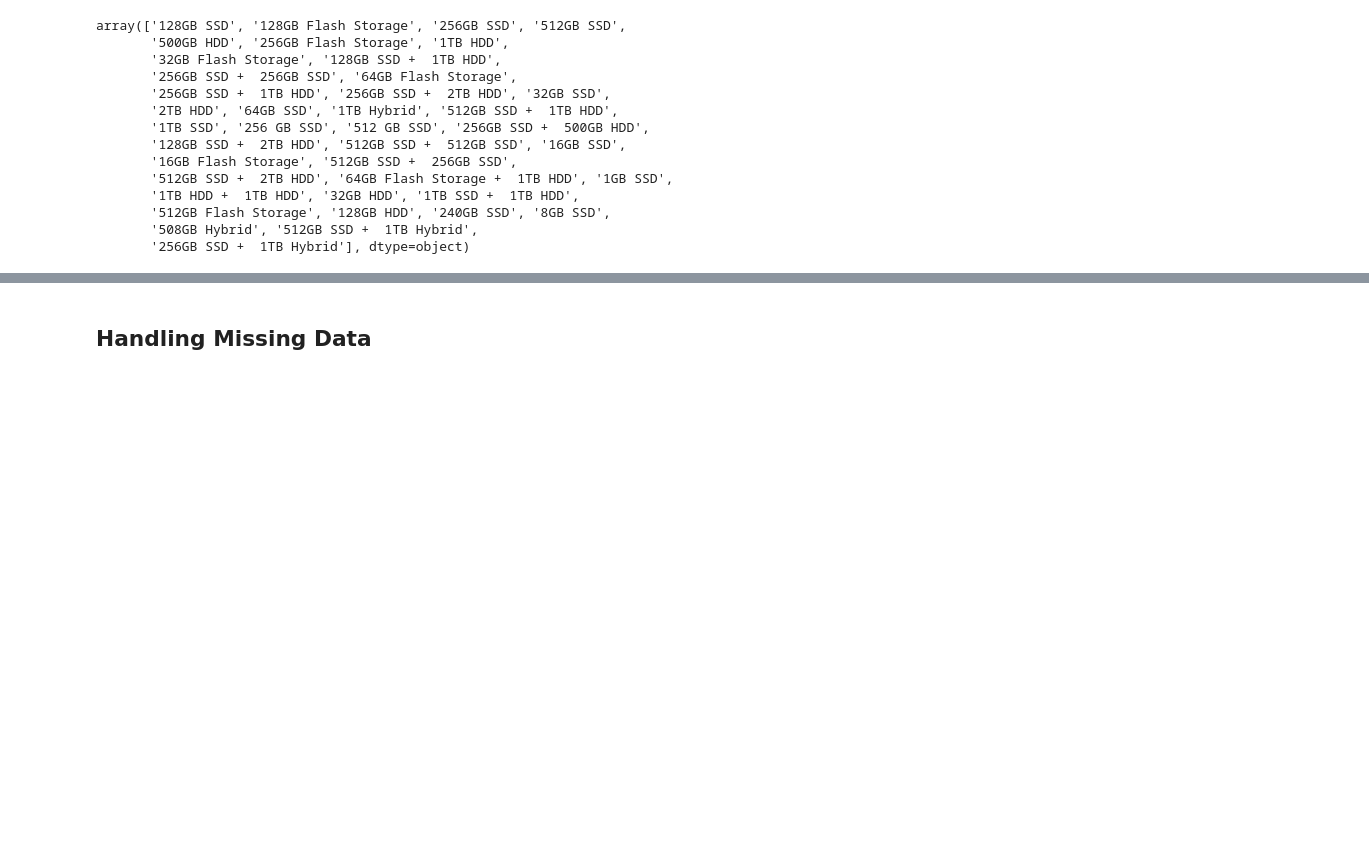
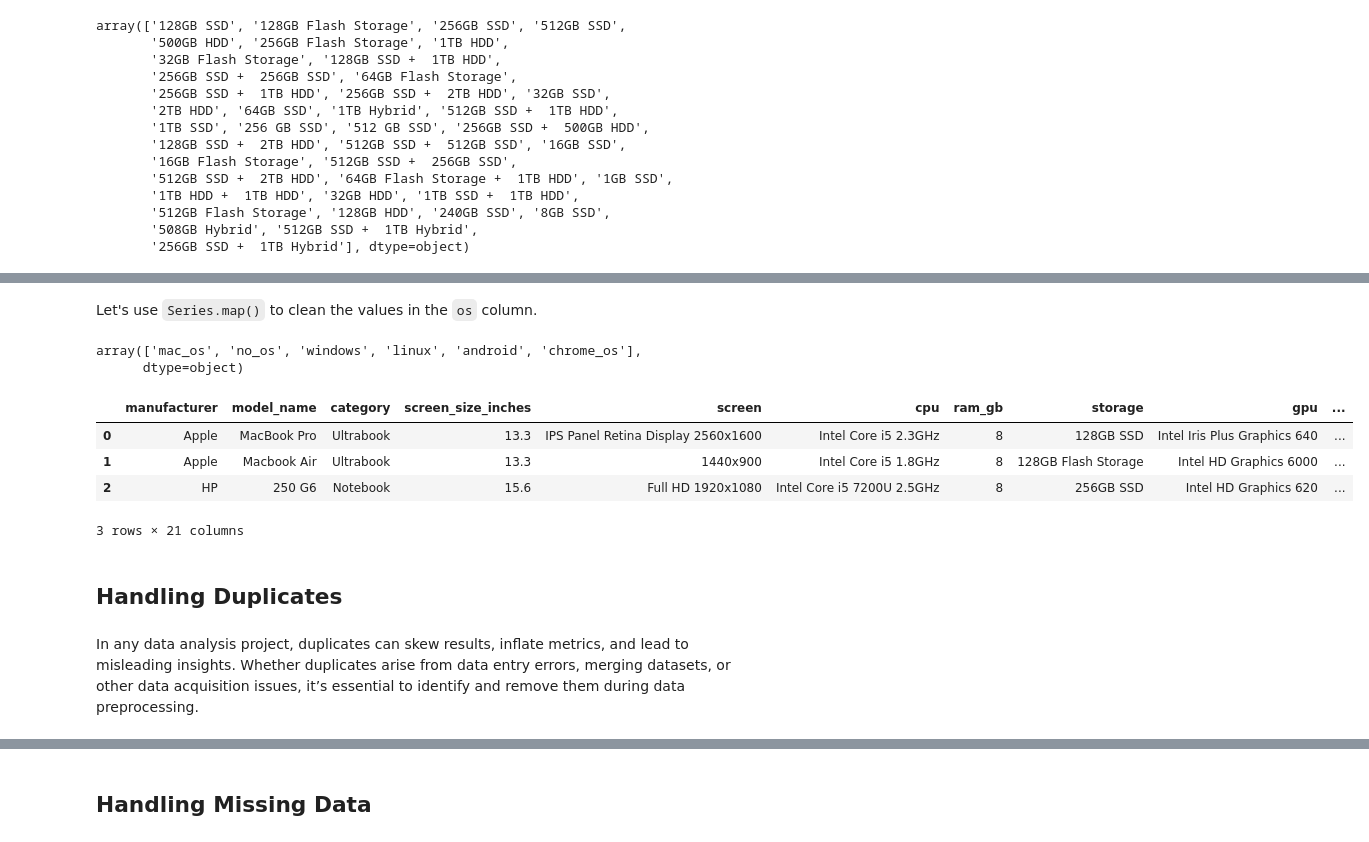
Before and after one commit to ervinstrmcnik/python-data-analytics, a Jupyter notebook: Part_05_Data_Wrangling_With_Pandas/Data_Wrangling_With_Pandas.ipynb, the cells around one changed output, grey strips where cells are left out. Saved outputs shown, nothing was run; the diff lists cells and outputs as text; code cells hidden in the pictures; blank space fills up the shorter version.

```diff
--- a/Part_05_Data_Wrangling_With_Pandas/Data_Wrangling_With_Pandas.ipynb
+++ b/Part_05_Data_Wrangling_With_Pandas/Data_Wrangling_With_Pandas.ipynb
@@ -615,0 +643,29 @@ Practical Exercise: Standardize categorical variables and clean string data.
+# %% [markdown]
+<p>Let's use <code>Series.map()</code> to clean the values in the <code>os</code> column.</p></div>
+# %%
+mapping_dict = {
+    "Android": "android",
+    "Chrome OS": "chrome_os",
+    "Linux": "linux",
+    "Mac OS": "mac_os",
+    "No OS": "no_os",
+    "Windows": "windows",
+    "macOS": "mac_os",
+}
+laptops["os"] = laptops["os"].map(mapping_dict)
+laptops["os"].unique()
+# %% [output]
+array(['mac_os', 'no_os', 'windows', 'linux', 'android', 'chrome_os'],
+      dtype=object)
+# %%
+laptops.head(3)
+# %% [output]
+|  | manufacturer | model_name | category | screen_size_inches | screen | cpu | ram_gb | storage | gpu | ... |
+| 0 | Apple | MacBook Pro | Ultrabook | 13.3 | IPS Panel Retina Display 2560x1600 | Intel Core i5 2.3GHz | 8 | 128GB SSD | Intel Iris Plus Graphics 640 | ... |
+| 1 | Apple | Macbook Air | Ultrabook | 13.3 | 1440x900 | Intel Core i5 1.8GHz | 8 | 128GB Flash Storage | Intel HD Graphics 6000 | ... |
+| 2 | HP | 250 G6 | Notebook | 15.6 | Full HD 1920x1080 | Intel Core i5 7200U 2.5GHz | 8 | 256GB SSD | Intel HD Graphics 620 | ... |
+3 rows × 21 columns
+# %% [markdown]
+## Handling Duplicates
+# %% [markdown]
+In any data analysis project, duplicates can skew results, inflate metrics, and lead to misleading insights. Whether duplicates arise from data entry errors, merging datasets, or other data acquisition issues, it’s essential to identify and remove them during data preprocessing.
```
Also changed, not shown: parts of 43 cells of this notebook, 4 other files.
